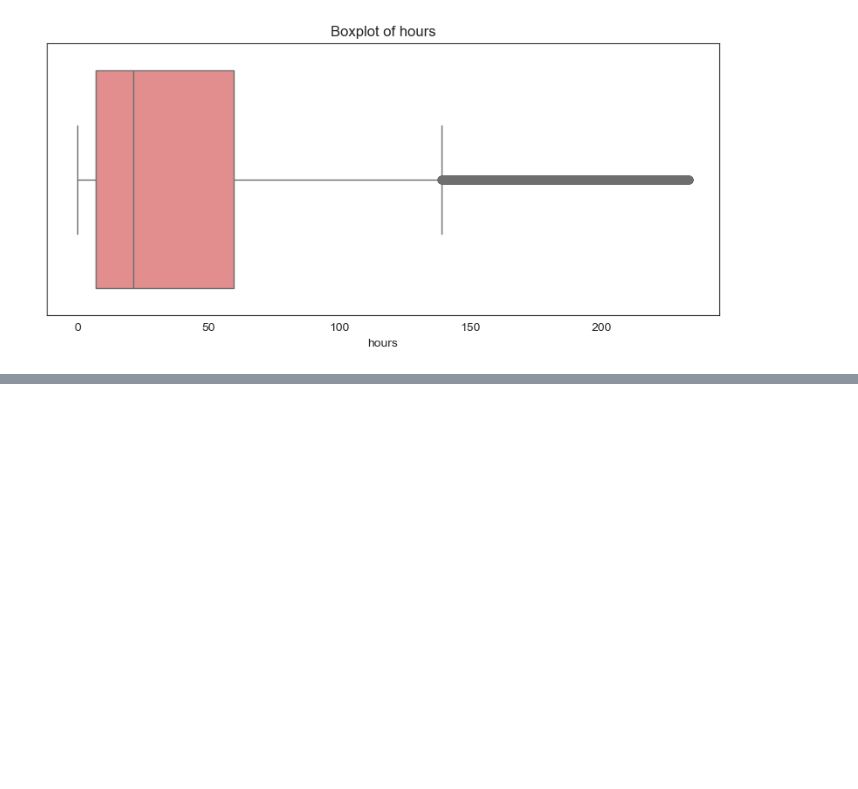
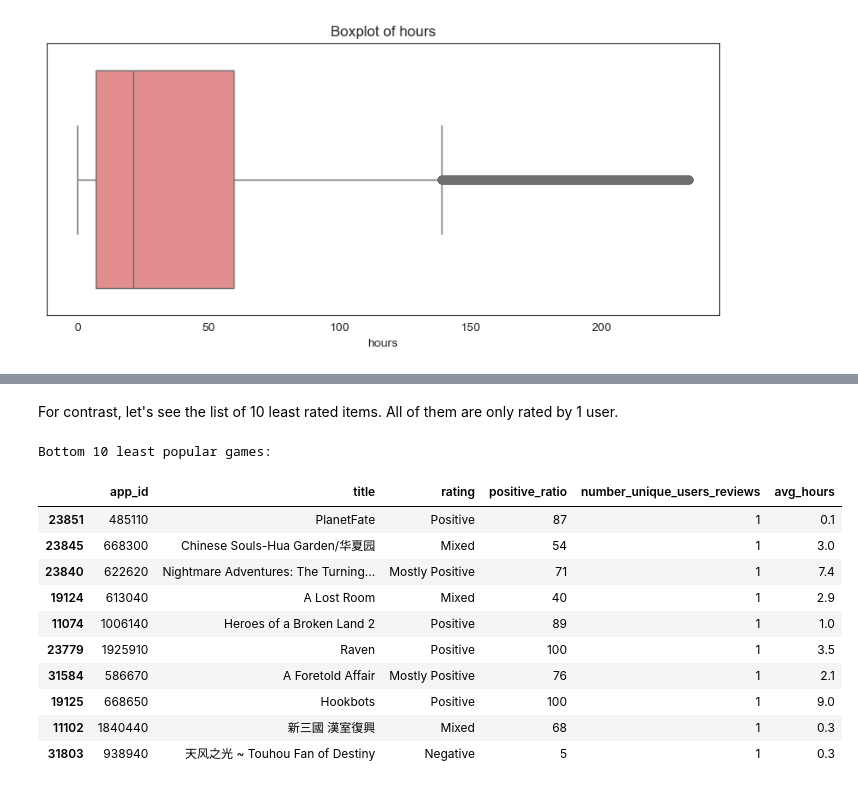
Before and after one commit to xiaojun1402/Recsys_Steam_Games, a Jupyter notebook: eda.ipynb, the cells around one changed output, grey strips where cells are left out. Drawn from its saved outputs; the diff is of its cells as text; code cells hidden in the pictures; blank space fills up the shorter version.

```diff
--- a/eda.ipynb
+++ b/eda.ipynb
@@ -639,0 +734,18 @@ for col in cols_to_plot:
+# %% [markdown]
+For contrast, let's see the list of 10 least rated items. All of them are only rated by 1 user.
+# %%
+print("Bottom 10 least popular games:")
+bottom_10_games
+# %% [output]
+Bottom 10 least popular games:
+|  | app_id | title | rating | positive_ratio | number_unique_users_reviews | avg_hours |
+| 23851 | 485110 | PlanetFate | Positive | 87 | 1 | 0.1 |
+| 23845 | 668300 | Chinese Souls-Hua Garden/华夏园 | Mixed | 54 | 1 | 3.0 |
+| 23840 | 622620 | Nightmare Adventures: The Turning... | Mostly Positive | 71 | 1 | 7.4 |
+| 19124 | 613040 | A Lost Room | Mixed | 40 | 1 | 2.9 |
+| 11074 | 1006140 | Heroes of a Broken Land 2 | Positive | 89 | 1 | 1.0 |
+| 23779 | 1925910 | Raven | Positive | 100 | 1 | 3.5 |
+| 31584 | 586670 | A Foretold Affair | Mostly Positive | 76 | 1 | 2.1 |
+| 19125 | 668650 | Hookbots | Positive | 100 | 1 | 9.0 |
+| 11102 | 1840440 | 新三國 漢室復興 | Mixed | 68 | 1 | 0.3 |
+| 31803 | 938940 | 天风之光 ~ Touhou Fan of Destiny | Negative | 5 | 1 | 0.3 |
```
Also changed, not shown: parts of 13 cells of this notebook.
